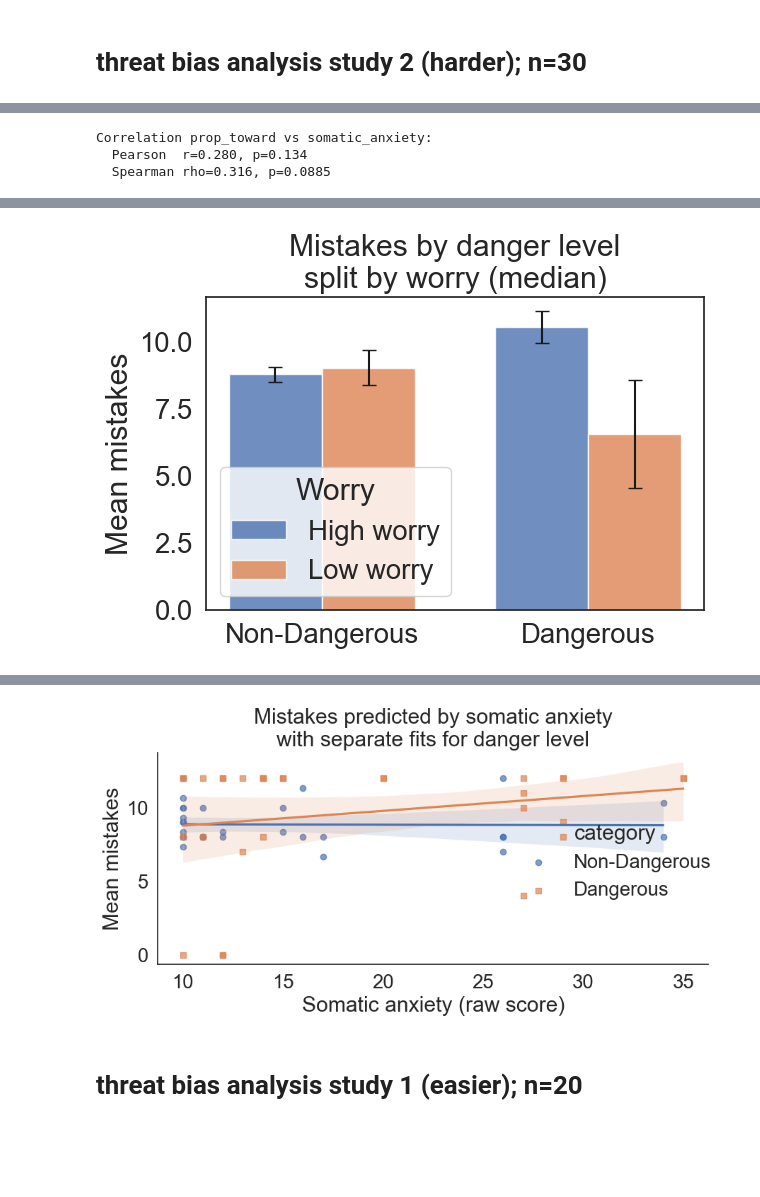
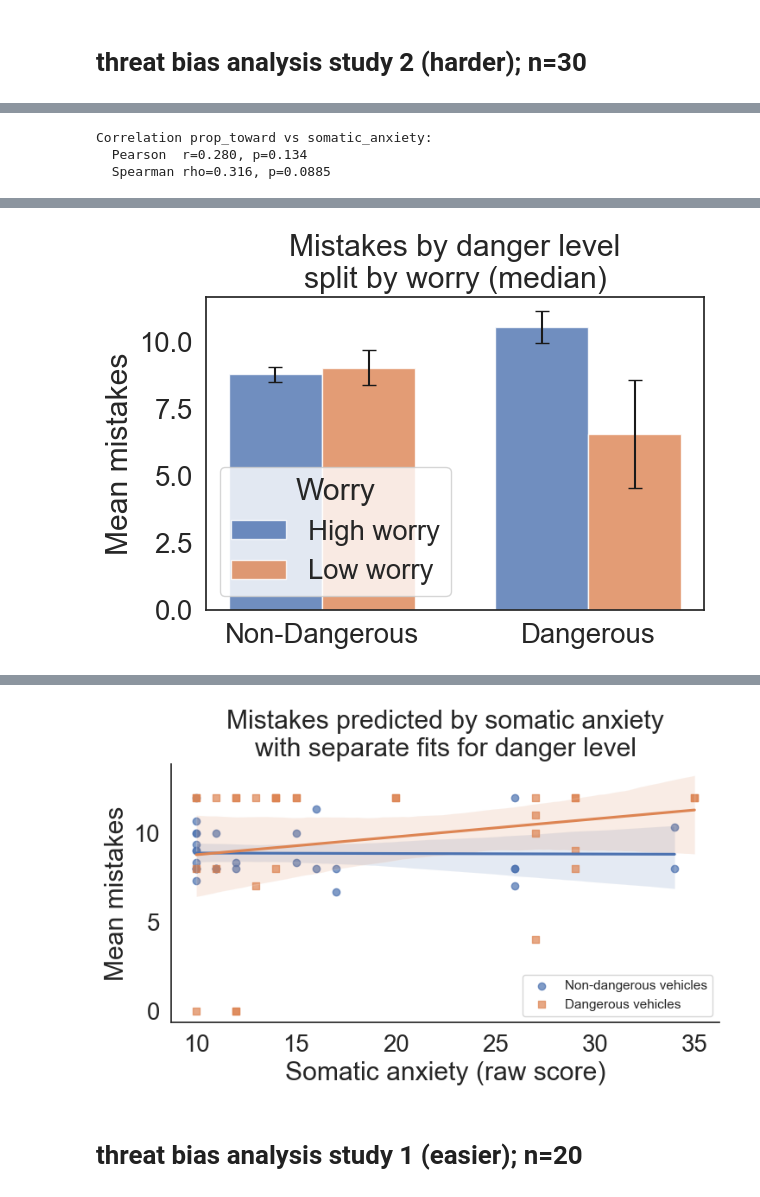
Before and after one commit to hadasschiff/TaskGeneralization, a Jupyter notebook: analysis/generalization_analysis.ipynb, the cells around one changed output, grey strips where cells are left out. Drawn from its saved outputs; the diff is of its cells as text; code cells hidden in the pictures; blank space fills up the shorter version.

Commit message:
added more stats

```diff
--- a/analysis/generalization_analysis.ipynb
+++ b/analysis/generalization_analysis.ipynb
@@ -210,6 +210,23 @@ def main():
     plt.tight_layout()
     plt.show()
 
+
+    # Pair rows and pull the two series
+    pair = res[["mistakes_nondangerous", "mistakes_dangerous"]].dropna()
+    x = pair["mistakes_nondangerous"]   # Non-dangerous
+    y = pair["mistakes_dangerous"]      # Dangerous
+    n = len(pair)
+
+    # Descriptives
+    mean_non, sd_non = x.mean(), x.std(ddof=1)
+    mean_d,   sd_d   = y.mean(), y.std(ddof=1)
+    sem_non,  sem_d  = sd_non/np.sqrt(n), sd_d/np.sqrt(n)
+
+    print("Figure 3a stats (dangerous vs. non-dangerous):")
+    print(f"  Non-dangerous: M={mean_non:.2f}, SD={sd_non:.2f}, SEM={sem_non:.2f}, n={n}")
+    print(f"  Dangerous:     M={mean_d:.2f}, SD={sd_d:.2f}, SEM={sem_d:.2f}, n={n}")
+
+
  # ── ► NEW plot: mistakes × danger × somatic-anxiety ──────────────────
     # median split on somatic anxiety
 
@@ -221,9 +238,19 @@ def main():
            .agg(rel_mean  = ("mistakes_nondangerous",  "mean"),
                 rel_sem   = ("mistakes_nondangerous",  lambda x: x.std(ddof=1)/np.sqrt(len(x))),
                 dang_mean = ("mistakes_dangerous", "mean"),
-                dang_sem  = ("mistakes_dangerous", lambda x: x.std(ddof=1)/np.sqrt(len(x))))
+                dang_sem  = ("mistakes_dangerous", lambda x: x.std(ddof=1)/np.sqrt(len(x))),
+                rel_sd=("mistakes_nondangerous", lambda x: x.std(ddof=1)),
+                rel_n=("mistakes_nondangerous", "count"),
+                dang_sd=("mistakes_dangerous", lambda x: x.std(ddof=1)),
+                dang_n=("mistakes_dangerous", "count")
+       )
     )
 
+    print("\nFigure 4b stats (dangerous vs. non-dangerous) – Study 2:")
+    for label, row in grp.iterrows():
+        print(f"  {label.capitalize()} soma – Non-dangerous: "
+          f"M={row['rel_mean']:.2f}, SD={row['rel_sd']:.2f}, SEM={row['rel_sem']:.2f}, n={int(row['rel_n'])}; "
+          f"Dangerous: M={row['dang_mean']:.2f}, SD={row['dang_sd']:.2f}, SEM={row['dang_sem']:.2f}, n={int(row['dang_n'])}")
 
         # ── NEW plot: mistakes × danger × somatic-anxiety ──────────────────
     x      = np.arange(2)        # 0 = non-dangerous, 1 = dangerous
@@ -255,9 +282,19 @@ def main():
            .agg(rel_mean  = ("mistakes_nondangerous",  "mean"),
                 rel_sem   = ("mistakes_nondangerous",  lambda x: x.std(ddof=1)/np.sqrt(len(x))),
                 dang_mean = ("mistakes_dangerous", "mean"),
-                dang_sem  = ("mistakes_dangerous", lambda x: x.std(ddof=1)/np.sqrt(len(x))))
+                dang_sem  = ("mistakes_dangerous", lambda x: x.std(ddof=1)/np.sqrt(len(x))),
+                rel_sd    = ("mistakes_nondangerous",  lambda x: x.std(ddof=1)),
+                rel_n     = ("mistakes_nondangerous",  "count"),
+                dang_sd   = ("mistakes_dangerous",     lambda x: x.std(ddof=1)),
+                dang_n    = ("mistakes_dangerous",     "count"))
     )
 
+
+    print("\nWorry group stats (dangerous vs. non-dangerous) – Study 2:")
+    for label, row in grp2.iterrows():
+        print(f"  {label.capitalize()} worry – Non-dangerous: "
+          f"M={row.rel_mean:.2f}, SD={row.rel_sd:.2f}, SEM={row.rel_sem:.2f}, n={row.rel_n}; "
+          f"Dangerous: M={row.dang_mean:.2f}, SD={row.dang_sd:.2f}, SEM={row.dang_sem:.2f}, n={row.dang_n}")
 
         # ── NEW plot: mistakes × danger × worry ──────────────────
     x      = np.arange(2)        # 0 = non-dangerous, 1 = dangerous
@@ -294,18 +331,43 @@ def main():
     })
 
 
-    sns.lmplot(data=df_long,
-               x="somatic_anxiety",
-               y="mistakes",
-               hue="category",
-               height=5, aspect=1.3,
-               markers=["o", "s"],
-               scatter_kws=dict(alpha=0.7))
+    # Print regression stats for each category
+    print("\nRegression results (Mistakes ~ Somatic anxiety) – Study 2")
+    for cat in df_long["category"].unique():
+        sub = df_long[df_long["category"] == cat]
+        slope, intercept, r_value, p_value, std_err = stats.linregress(
+            sub["somatic_anxiety"], sub["mistakes"]
+        )
+        print(f"{cat}: slope={slope:.3f}, intercept={intercept:.3f}, "
+            f"r={r_value:.3f}, p={p_value:.3g}, n={len(sub)}")
+
+    # Map the category names to more descriptive labels
+    label_map = {
+        "Non-Dangerous": "Non-dangerous vehicles",
+        "Dangerous": "Dangerous vehicles"
+    }
+    df_long["category"] = df_long["category"].map(label_map)
+
+    # Plot
+    sns.lmplot(
+        data=df_long,
+        x="somatic_anxiety",
+        y="mistakes",
+        hue="category",
+        height=5,
+        aspect=1.6,
+        markers=["o", "s"],
+        scatter_kws=dict(alpha=0.7),
+        legend=False
+
+    )
 
     plt.xlabel("Somatic anxiety (raw score)")
     plt.ylabel("Mean mistakes")
     plt.title("Mistakes predicted by somatic anxiety\nwith separate fits for danger level")
+    plt.legend(loc="lower right", fontsize=11)
     plt.tight_layout()
+
 
     plt.show()
 
@@ -362,4 +437,4 @@ low,[np.float64(9.047619047619047), np.float64(6.571428571428571)]
-[figure, old version]
+[figure, new version]
 # %% [markdown]
 # threat bias analysis study 1 (easier); n=20
 # %%
```
Also changed, not shown: parts of 2 cells of this notebook, 2 other files.
